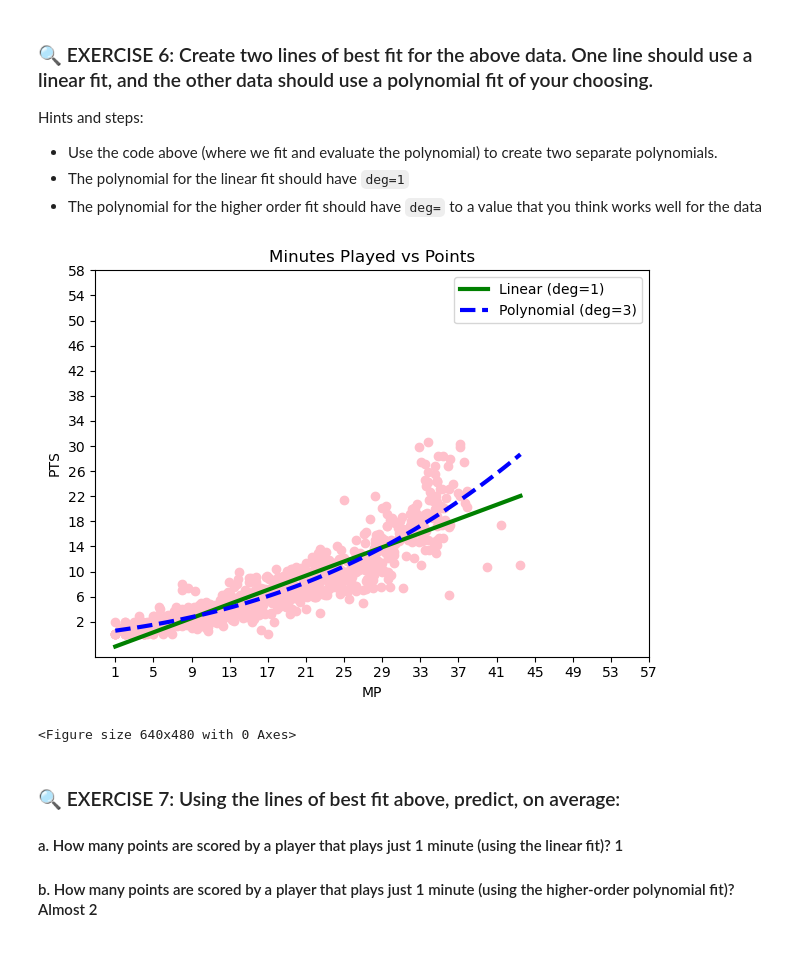
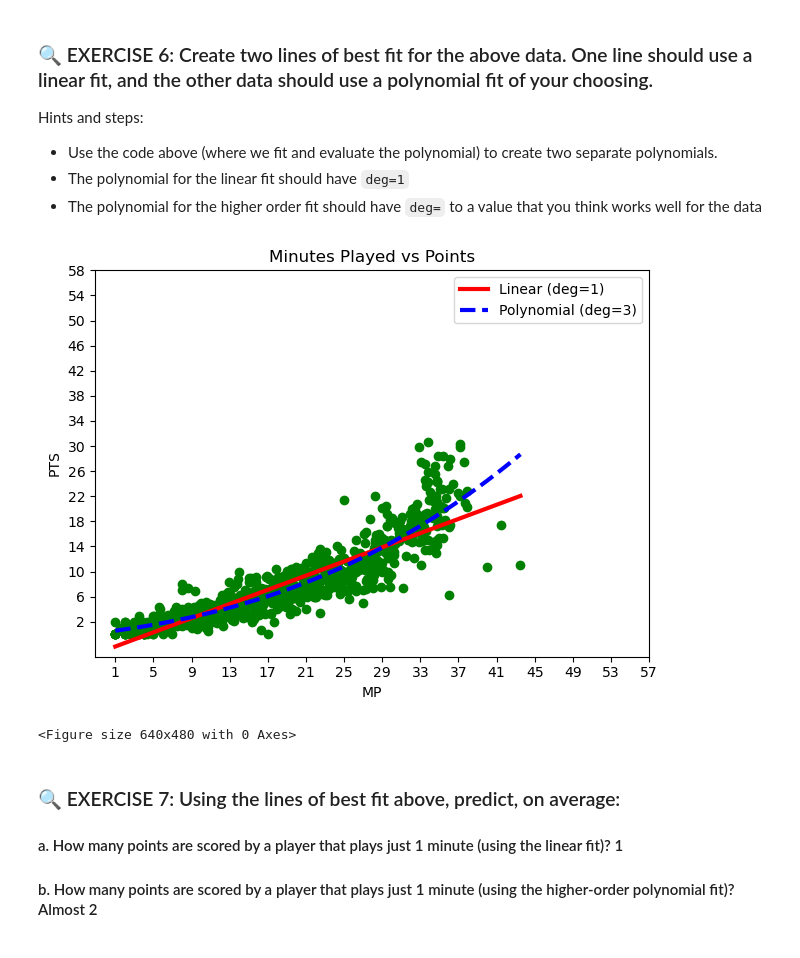
Before and after one commit to PrisonTeachingInitiative/CFR-2025, a Jupyter notebook: Stats/Notebooks/2-Correlation_regression_NEW.ipynb, the cells around one changed output. Cells and saved outputs as stored; diff of their text form; code cells hidden in the pictures.

```diff
--- a/Stats/Notebooks/2-Correlation_regression_NEW.ipynb
+++ b/Stats/Notebooks/2-Correlation_regression_NEW.ipynb
@@ -503,36 +503,36 @@ polynomial_high = np.poly1d(coeffs_high)
 def PTS_from_MP_linear(mp):
     return polynomial1(mp)
 
 def PTS_from_MP_poly(mp):
     return polynomial_high(mp)
 
 # Generate x values for plotting
 x_fit = np.linspace(np.min(NBA_regular_2021[independent_variable]), np.max(NBA_regular_2021[independent_variable]), 100)
 
 # Evaluate both polynomials
 y_fit_linear = polynomial1(x_fit)
 y_fit_high = polynomial_high(x_fit)
 
 fig, axs = plt.subplots()
-axs.scatter(NBA_regular_2021[independent_variable], NBA_regular_2021[dependent_variable], color='pink')
-axs.plot(x_fit, y_fit_linear, color='green', linewidth=3, label='Linear (deg=1)')
+axs.scatter(NBA_regular_2021[independent_variable], NBA_regular_2021[dependent_variable], color='green')
+axs.plot(x_fit, y_fit_linear, color='red', linewidth=3, label='Linear (deg=1)')
 axs.plot(x_fit, y_fit_high, color='blue', linewidth=3, linestyle='--', label='Polynomial (deg=3)')
 
 axs.set_title('Minutes Played vs Points')
 axs.set_xlabel("MP")
 axs.set_ylabel(dependent_variable)
 axs.legend()
 axs.set_xticks(np.arange(1, 61, 4))
 axs.set_yticks(np.arange(2, 61, 4))
 
 plt.tight_layout()
 plt.show()
 
 
 plt.tight_layout()
 plt.show()
 # %% [output]
-[figure, old version]
+[figure, new version]
 <Figure size 640x480 with 0 Axes>
 # %% [markdown]
 ### 🔍 EXERCISE 7: Using the lines of best fit above, predict, on average:
```
Also changed, not shown: parts of 2 cells of this notebook.
